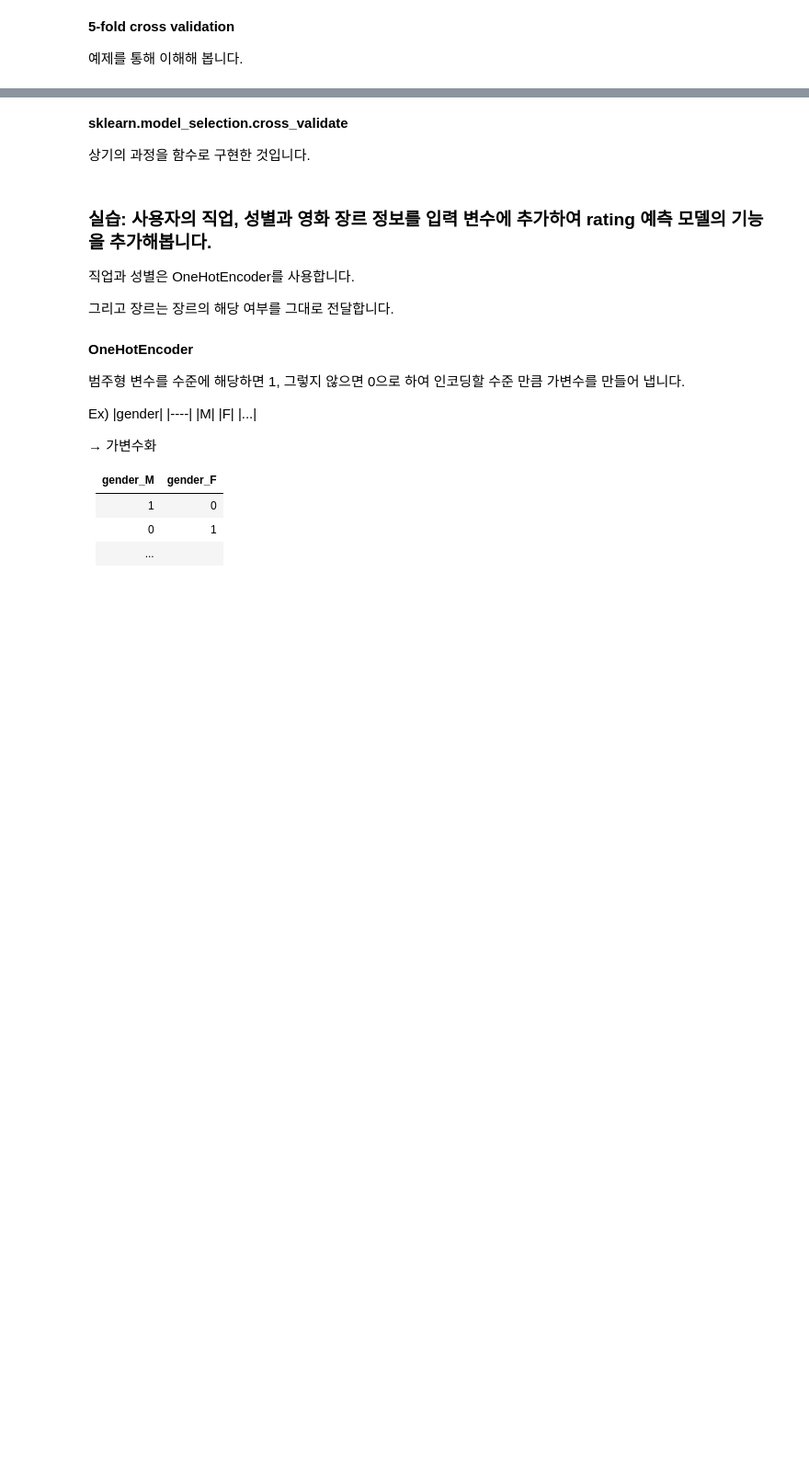
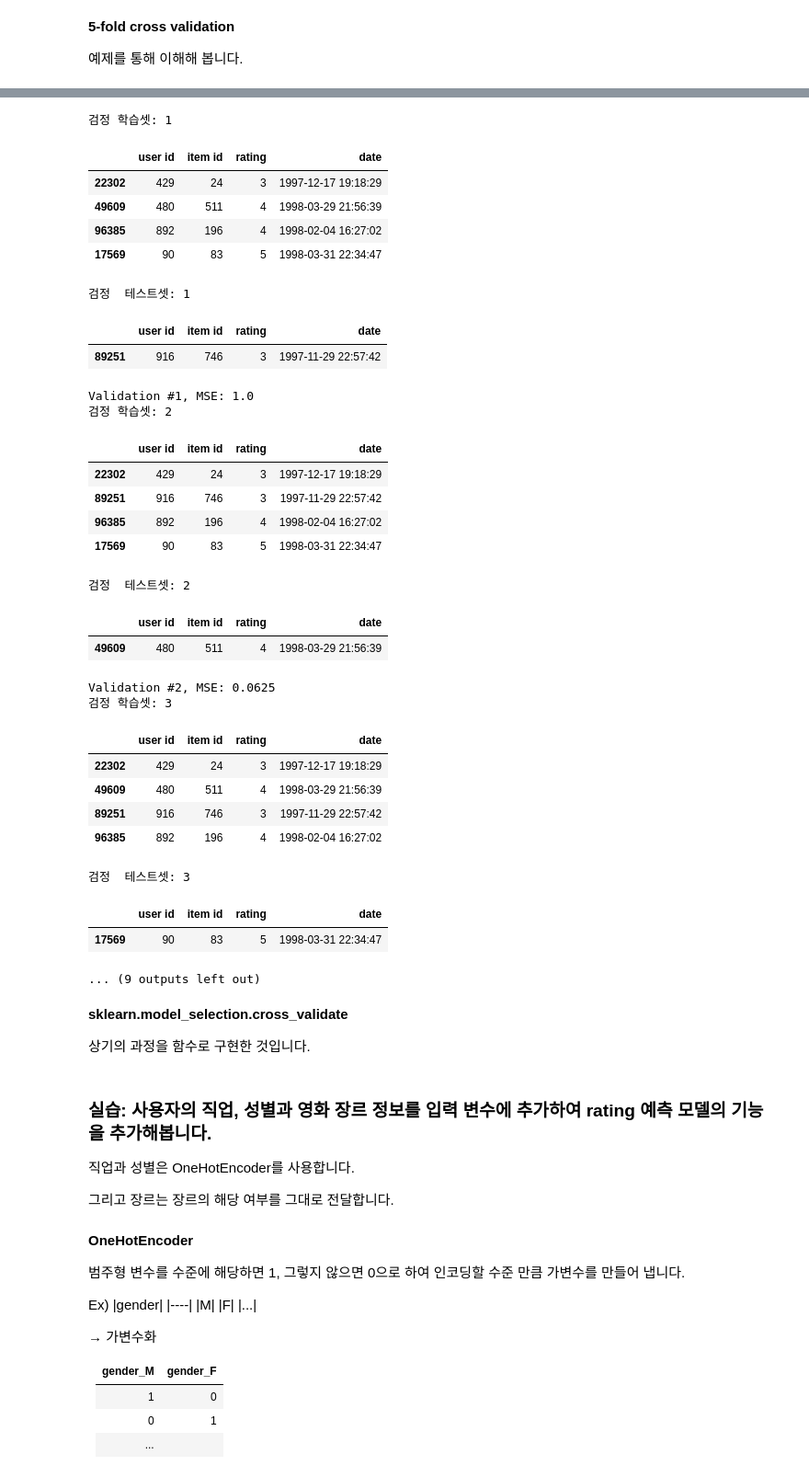
Before and after one commit to sunkusun9/rcmd_2506, a Jupyter notebook: 4.머신 러닝 개론.ipynb, the cells around one changed output, grey strips where cells are left out. Shown at 92% size. Drawn from its saved outputs; the diff is of its cells as text; code cells hidden in the pictures; blank space fills up the shorter version.

```diff
--- a/4.머신 러닝 개론.ipynb
+++ b/4.머신 러닝 개론.ipynb
@@ -722,24 +886,58 @@ df_train_5
 # %%
 from sklearn.model_selection import KFold
 from sklearn.metrics import mean_squared_error
 cv = KFold(5, random_state=1, shuffle=True)
 cnt = 1
 scores = list()
+reg_lr = make_pipeline(
+    TargetEncoder(target_type = 'continuous', cv = 4), LinearRegression()
+)
 for train_idx, test_idx in cv.split(df_train_5):
     df_cv_train = df_train_5.iloc[train_idx] # 검증 학습셋
     print("검정 학습셋: {}".format(cnt))
     display(df_cv_train)
     reg_lr.fit(df_cv_train[X_lr], df_cv_train['rating'])
 
     print("검정  테스트셋: {}".format(cnt))
     df_cv_test = df_train_5.iloc[test_idx] # 검증 테스트셋
     prd = reg_lr.predict(df_cv_test[X_lr]) # 예측합니다.
     display(df_cv_test)
     score = mean_squared_error(df_cv_test['rating'], prd) # 지표 측정합니다.
     scores.append(score)
     print('Validation #{}, MSE: {:.5}'.format(cnt, score)) # 검정 라운드별 성능을 출혁합니다.
     cnt += 1
 print(scores, np.mean(scores))
+# %% [output]
+검정 학습셋: 1
+|  | user id | item id | rating | date |
+| 22302 | 429 | 24 | 3 | 1997-12-17 19:18:29 |
+| 49609 | 480 | 511 | 4 | 1998-03-29 21:56:39 |
+| 96385 | 892 | 196 | 4 | 1998-02-04 16:27:02 |
+| 17569 | 90 | 83 | 5 | 1998-03-31 22:34:47 |
+검정  테스트셋: 1
+|  | user id | item id | rating | date |
+| 89251 | 916 | 746 | 3 | 1997-11-29 22:57:42 |
+Validation #1, MSE: 1.0
+검정 학습셋: 2
+|  | user id | item id | rating | date |
+| 22302 | 429 | 24 | 3 | 1997-12-17 19:18:29 |
+| 89251 | 916 | 746 | 3 | 1997-11-29 22:57:42 |
+| 96385 | 892 | 196 | 4 | 1998-02-04 16:27:02 |
+| 17569 | 90 | 83 | 5 | 1998-03-31 22:34:47 |
+검정  테스트셋: 2
+|  | user id | item id | rating | date |
+| 49609 | 480 | 511 | 4 | 1998-03-29 21:56:39 |
+Validation #2, MSE: 0.0625
+검정 학습셋: 3
+|  | user id | item id | rating | date |
+| 22302 | 429 | 24 | 3 | 1997-12-17 19:18:29 |
+| 49609 | 480 | 511 | 4 | 1998-03-29 21:56:39 |
+| 89251 | 916 | 746 | 3 | 1997-11-29 22:57:42 |
+| 96385 | 892 | 196 | 4 | 1998-02-04 16:27:02 |
+검정  테스트셋: 3
+|  | user id | item id | rating | date |
+| 17569 | 90 | 83 | 5 | 1998-03-31 22:34:47 |
+... (9 outputs left out)
 # %% [markdown]
 **sklearn.model_selection.cross_validate**
 
```
Also changed, not shown: parts of 41 cells of this notebook.
